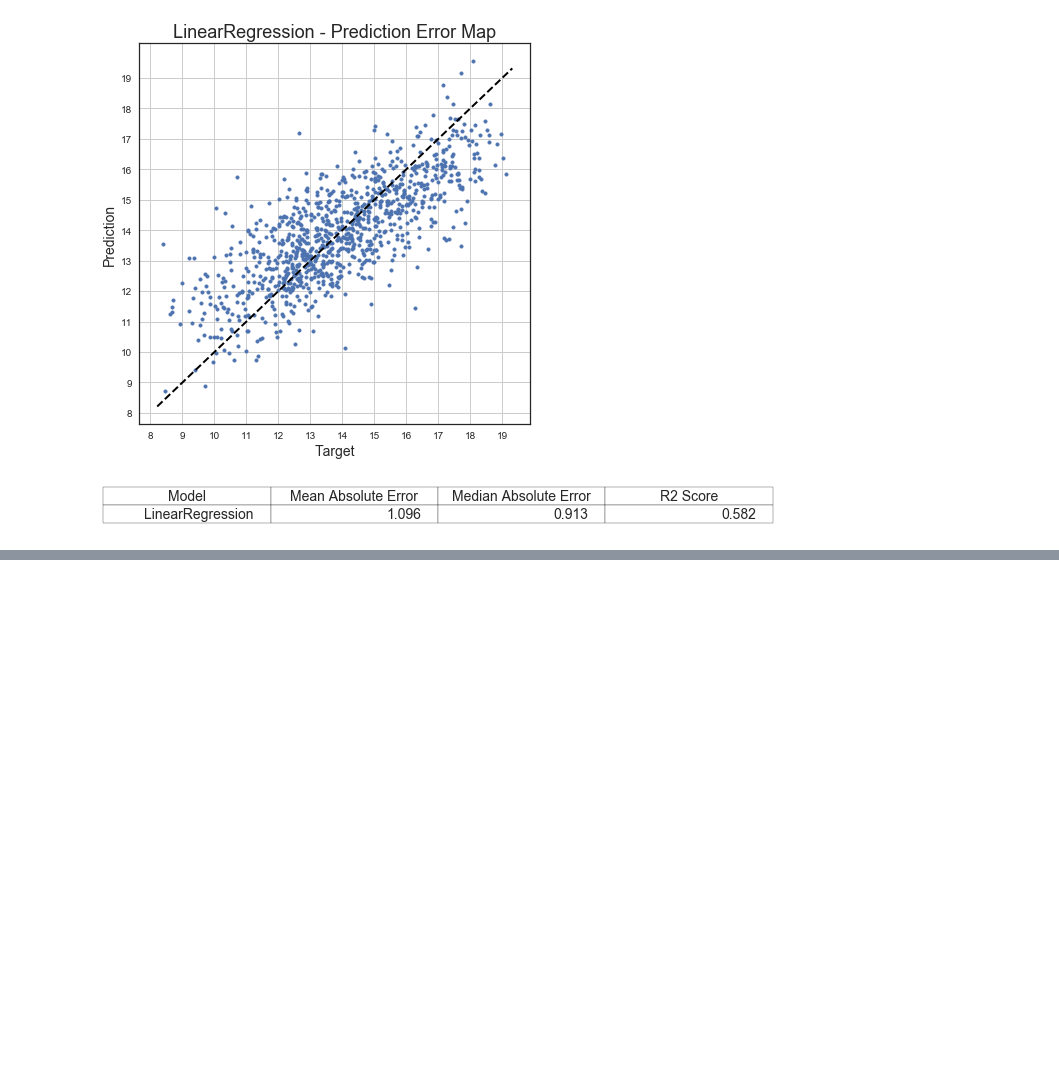
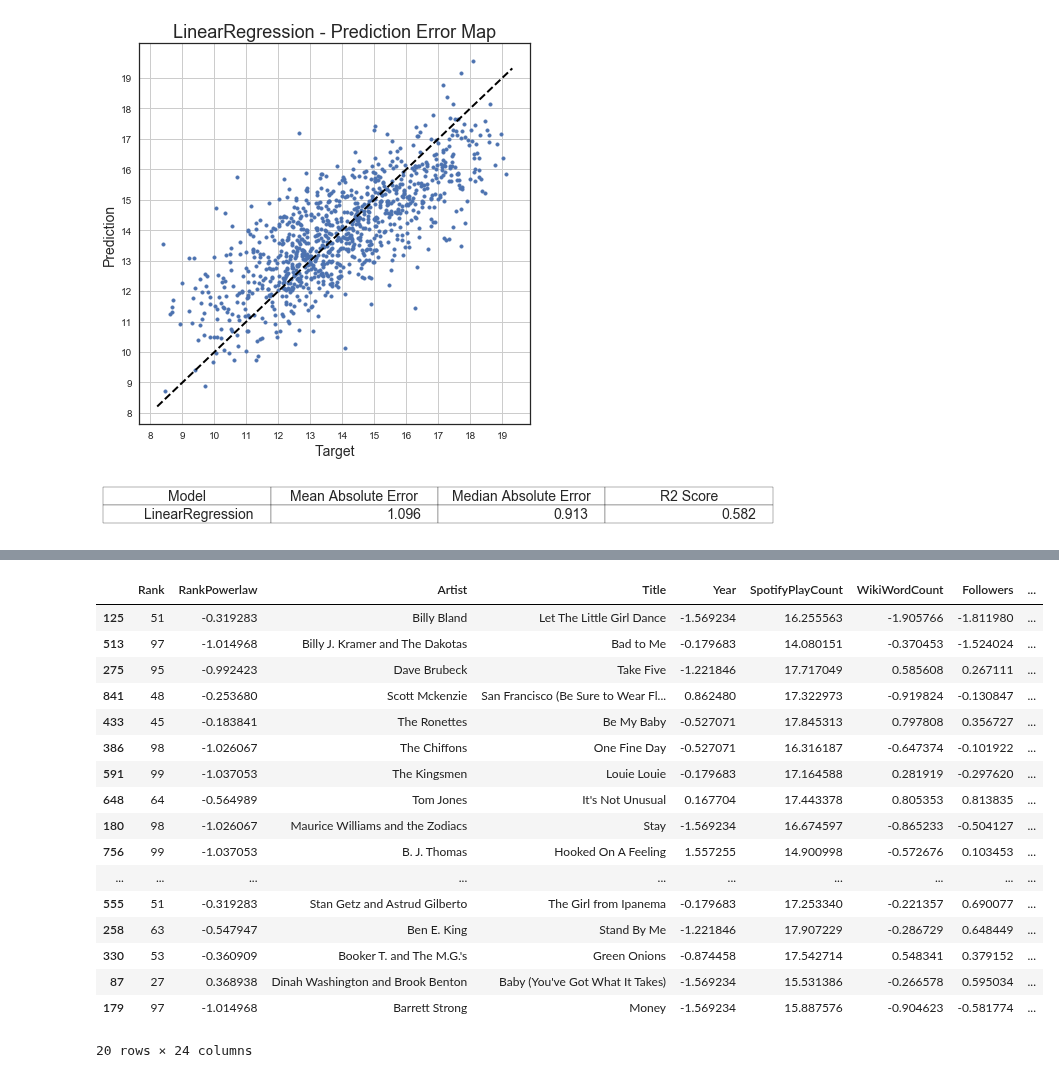
Before and after one commit to caitaozhan/CSE519-Homework-Project, a Jupyter notebook: TheProject/src/music_Caitao_final.ipynb, the cells around one changed output, grey strips where cells are left out. Cells and saved outputs as stored; diff of their text form; code cells hidden in the pictures; blank space fills up the shorter version.

```diff
--- a/TheProject/src/music_Caitao_final.ipynb
+++ b/TheProject/src/music_Caitao_final.ipynb
@@ -389,0 +492,6 @@ This is the plots/reports of LinearRegression
+# %%
+pred = cross_val_predict(lr, X=feature, y=target, cv=10)  # default is 10-fold
+best = target - pred
+best.insert(0, 'Prediction', pred)
+best.rename(columns={'SpotifyPlayCount':'error'}, inplace=True)
+best.describe()
@@ -389,0 +513,3 @@ This is the plots/reports of LinearRegression
+# %%
+best_index = best.nlargest(20, columns='SpotifyPlayCount').index
+best.nlargest(20, columns='SpotifyPlayCount')
@@ -389,0 +534,21 @@ This is the plots/reports of LinearRegression
+# %%
+df_musicf2.iloc[best_index, :]
+# %% [output]
+|  | Rank | RankPowerlaw | Artist | Title | Year | SpotifyPlayCount | WikiWordCount | Followers | ... |
+| 125 | 51 | -0.319283 | Billy Bland | Let The Little Girl Dance | -1.569234 | 16.255563 | -1.905766 | -1.811980 | ... |
+| 513 | 97 | -1.014968 | Billy J. Kramer and The Dakotas | Bad to Me | -0.179683 | 14.080151 | -0.370453 | -1.524024 | ... |
+| 275 | 95 | -0.992423 | Dave Brubeck | Take Five | -1.221846 | 17.717049 | 0.585608 | 0.267111 | ... |
+| 841 | 48 | -0.253680 | Scott Mckenzie | San Francisco (Be Sure to Wear Fl... | 0.862480 | 17.322973 | -0.919824 | -0.130847 | ... |
+| 433 | 45 | -0.183841 | The Ronettes | Be My Baby | -0.527071 | 17.845313 | 0.797808 | 0.356727 | ... |
+| 386 | 98 | -1.026067 | The Chiffons | One Fine Day | -0.527071 | 16.316187 | -0.647374 | -0.101922 | ... |
+| 591 | 99 | -1.037053 | The Kingsmen | Louie Louie | -0.179683 | 17.164588 | 0.281919 | -0.297620 | ... |
+| 648 | 64 | -0.564989 | Tom Jones | It's Not Unusual | 0.167704 | 17.443378 | 0.805353 | 0.813835 | ... |
+| 180 | 98 | -1.026067 | Maurice Williams and the Zodiacs | Stay | -1.569234 | 16.674597 | -0.865233 | -0.504127 | ... |
+| 756 | 99 | -1.037053 | B. J. Thomas | Hooked On A Feeling | 1.557255 | 14.900998 | -0.572676 | 0.103453 | ... |
+| ... | ... | ... | ... | ... | ... | ... | ... | ... | ... |
+| 555 | 51 | -0.319283 | Stan Getz and Astrud Gilberto | The Girl from Ipanema | -0.179683 | 17.253340 | -0.221357 | 0.690077 | ... |
+| 258 | 63 | -0.547947 | Ben E. King | Stand By Me | -1.221846 | 17.907229 | -0.286729 | 0.648449 | ... |
+| 330 | 53 | -0.360909 | Booker T. and The M.G.'s | Green Onions | -0.874458 | 17.542714 | 0.548341 | 0.379152 | ... |
+| 87 | 27 | 0.368938 | Dinah Washington and Brook Benton | Baby (You've Got What It Takes) | -1.569234 | 15.531386 | -0.266578 | 0.595034 | ... |
+| 179 | 97 | -1.014968 | Barrett Strong | Money | -1.569234 | 15.887576 | -0.904623 | -0.581774 | ... |
+20 rows × 24 columns
```
Also changed, not shown: parts of 25 cells of this notebook, 13 other files.
